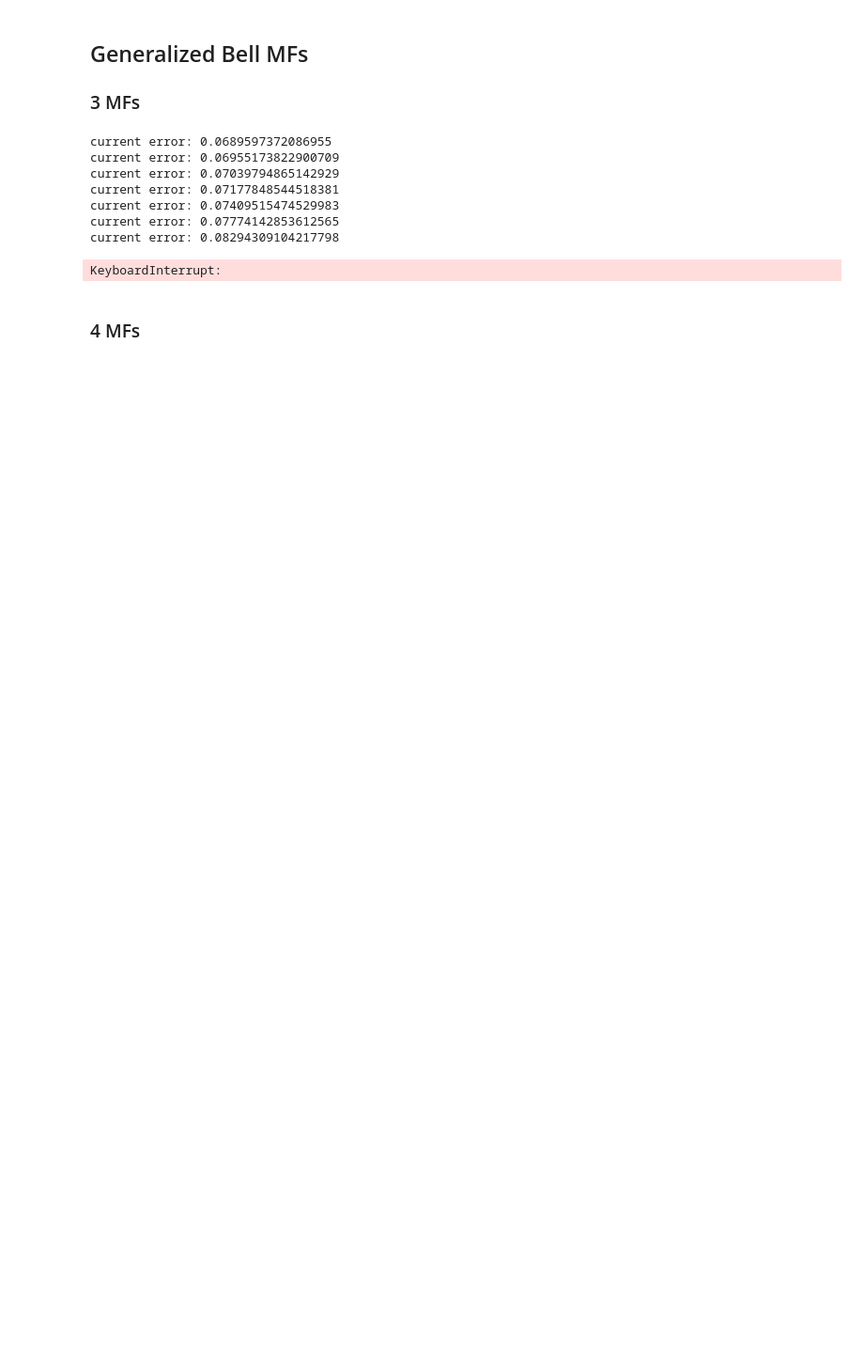
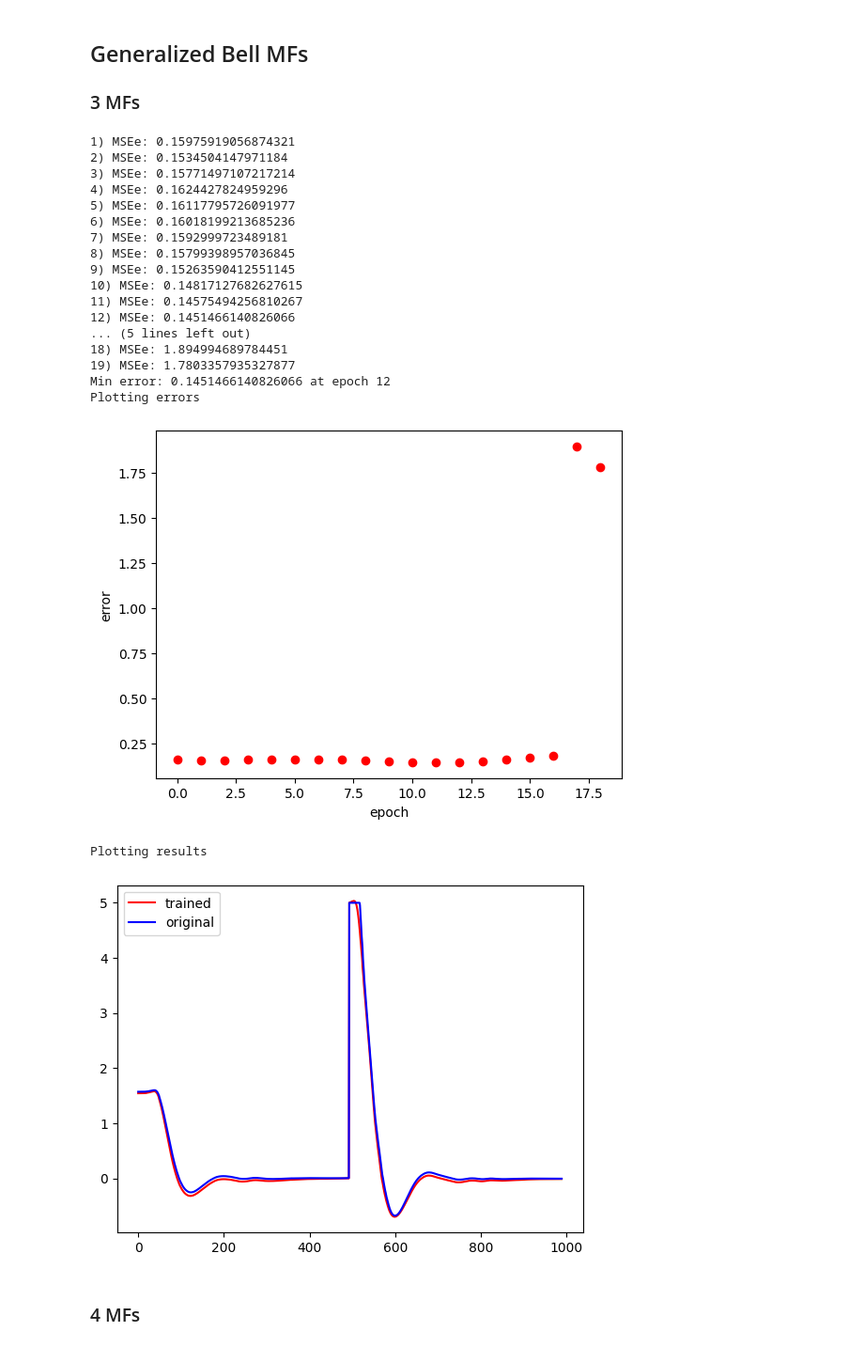
Before and after one commit to Esteb37/fuzzy-control, a Jupyter notebook: anfis/anfis/ANFIS.ipynb, the cells around one changed output. Shown: that part at 94% size. Saved outputs shown, nothing was run; the diff lists cells and outputs as text; code cells hidden in the pictures; blank space fills up the shorter version.

```diff
--- a/anfis/anfis/ANFIS.ipynb
+++ b/anfis/anfis/ANFIS.ipynb
@@ -386,16 +159,28 @@ Plotting results
 
 ### 3 MFs
 # %%
-test(X, Y, 3, "gbellmf")
+test(X, Y, 3, "gbellmf", k = 0.05)
 # %% [output]
-current error: 0.0689597372086955
-current error: 0.06955173822900709
-current error: 0.07039794865142929
-current error: 0.07177848544518381
-current error: 0.07409515474529983
-current error: 0.07774142853612565
-current error: 0.08294309104217798
+1) MSEe: 0.15975919056874321
+2) MSEe: 0.1534504147971184
+3) MSEe: 0.15771497107217214
+4) MSEe: 0.1624427824959296
+5) MSEe: 0.16117795726091977
+6) MSEe: 0.16018199213685236
+7) MSEe: 0.1592999723489181
+8) MSEe: 0.15799398957036845
+9) MSEe: 0.15263590412551145
+10) MSEe: 0.14817127682627615
+11) MSEe: 0.14575494256810267
+12) MSEe: 0.1451466140826066
+... (5 lines left out)
+18) MSEe: 1.894994689784451
+19) MSEe: 1.7803357935327877
+Min error: 0.1451466140826066 at epoch 12
+Plotting errors
+[figure, added]
-KeyboardInterrupt:
+Plotting results
+[figure, added]
 # %% [markdown]
 ### 4 MFs
 # %%
```
Also changed, not shown: parts of 29 cells of this notebook.
